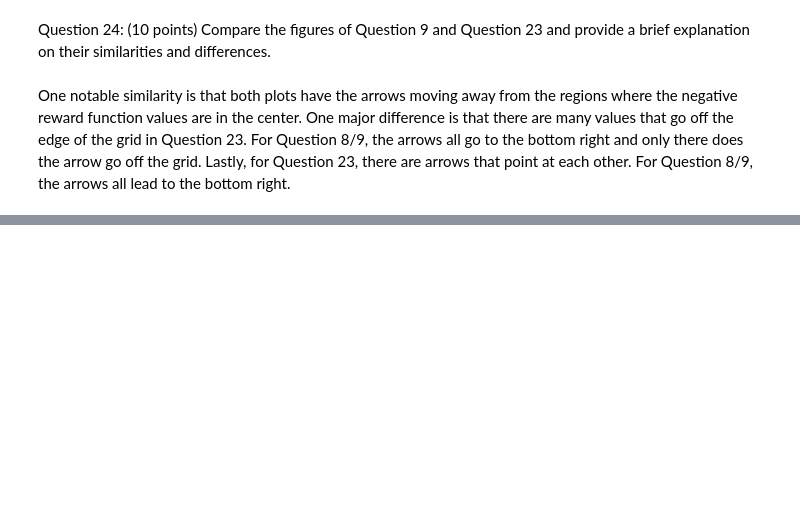
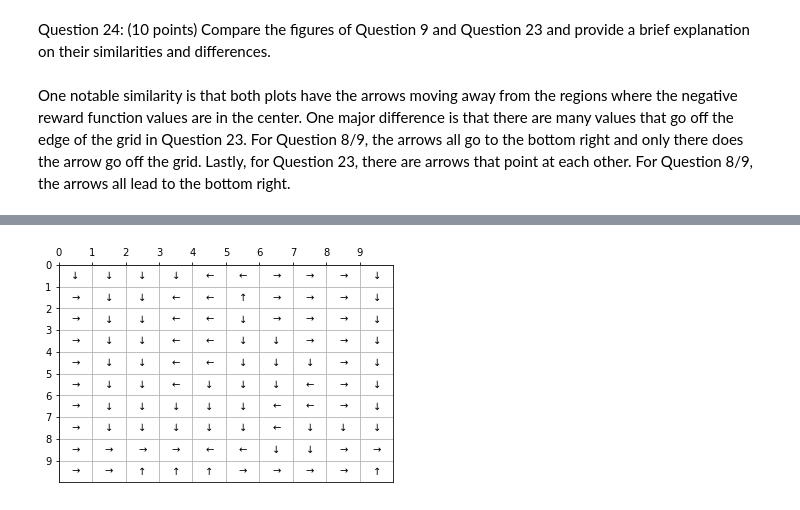
Before and after one commit to morgworth/ece232_team, a Jupyter notebook: Project 3/Morgan Project 3.ipynb, the cells around one changed output, grey strips where cells are left out. Drawn from its saved outputs; the diff is of its cells as text; code cells hidden in the pictures; blank space fills up the shorter version.

```diff
--- a/Project 3/Morgan Project 3.ipynb
+++ b/Project 3/Morgan Project 3.ipynb
@@ -672,0 +1038,4 @@ One notable similarity is that both plots have the arrows moving away from the r
+# %%
+policy = find_policy(state_space, r2, P_up, P_down, P_left, P_right, w, gamma, epsilon)
+# %% [output]
+[figure, added]
```
Also changed, not shown: parts of 10 cells of this notebook.
